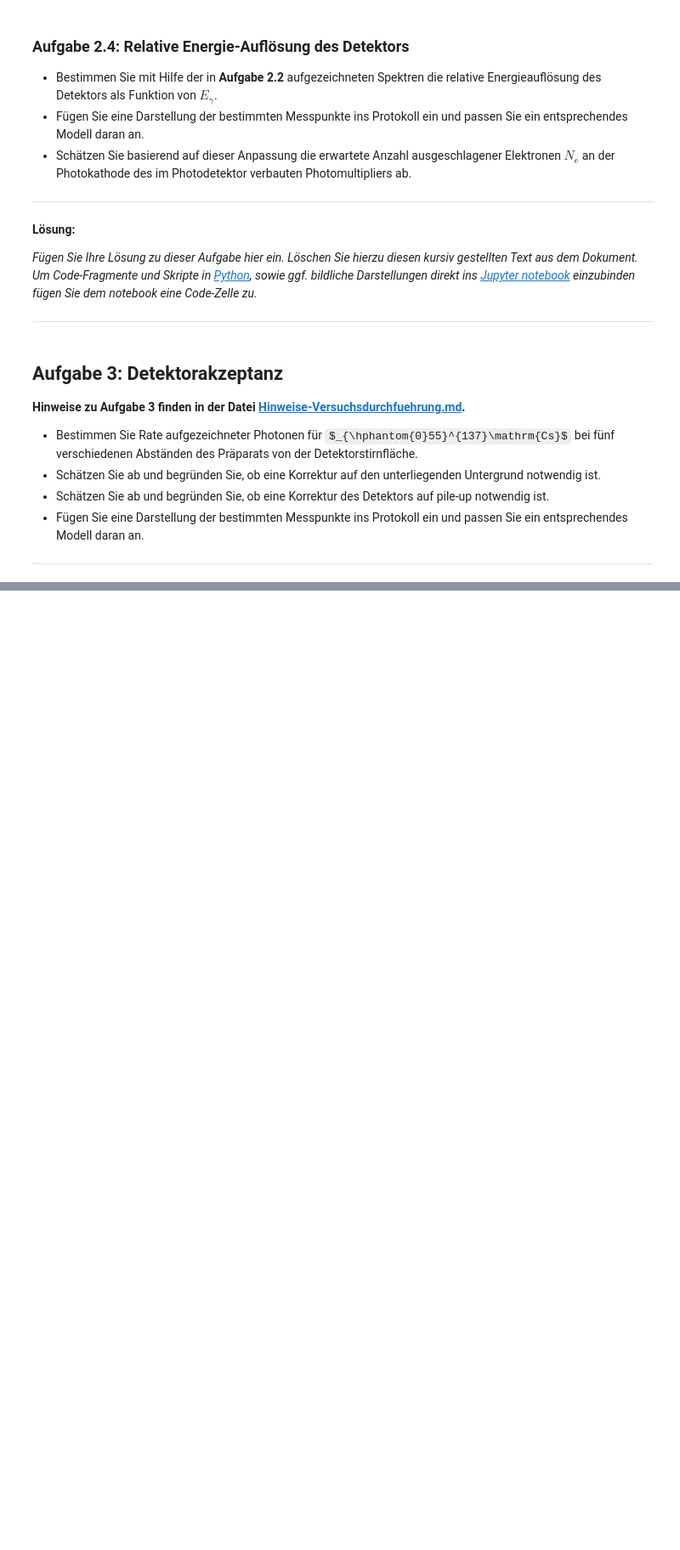
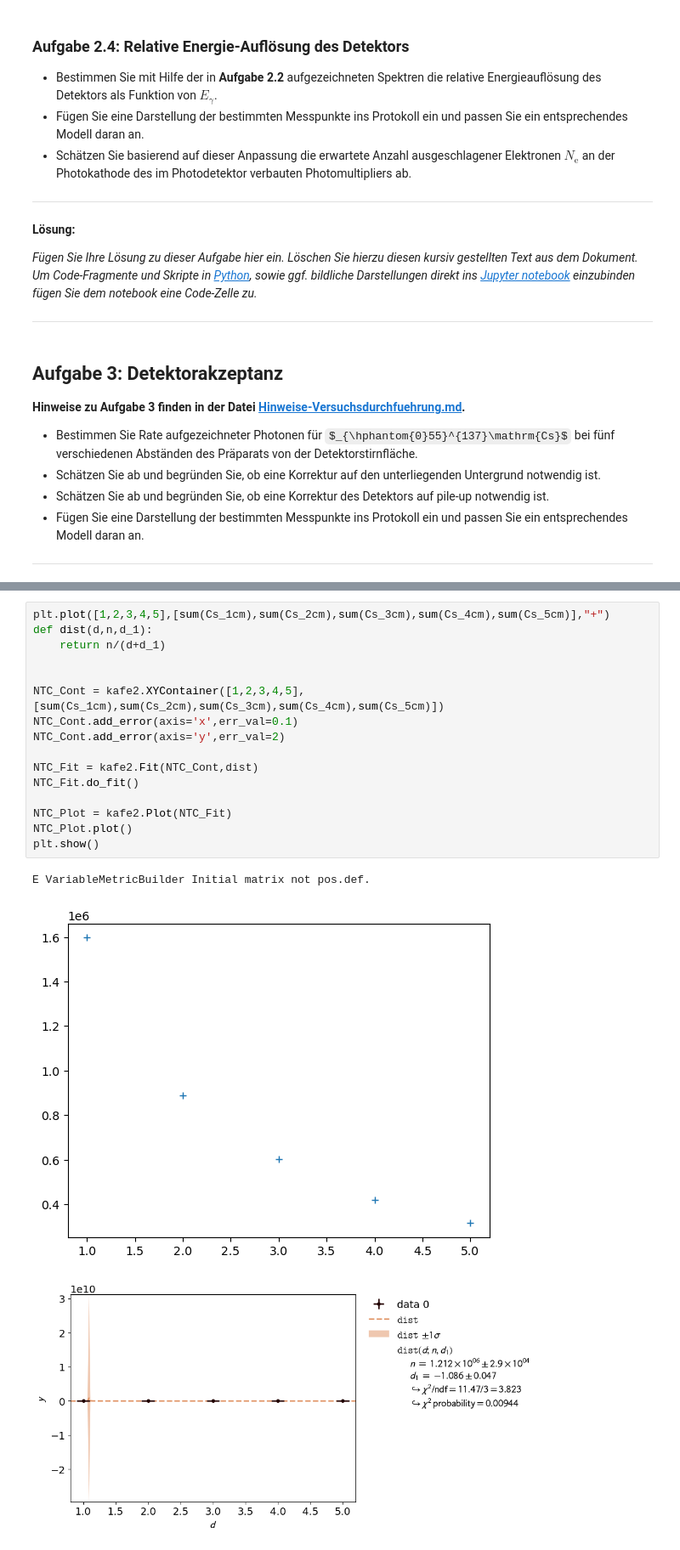
Before and after one commit to HerbertderGrosse/P2-sose-2024, a Jupyter notebook: Gammaspektroskopie/Gammaspektroskopie Jonah.ipynb, the cells around one changed output, grey strips where cells are left out. Shown: that part at 85% size. Drawn from its saved outputs; the diff is of its cells as text; some formulas as TeX source; blank space fills up the shorter version.

```diff
--- a/Gammaspektroskopie/Gammaspektroskopie Jonah.ipynb
+++ b/Gammaspektroskopie/Gammaspektroskopie Jonah.ipynb
@@ -194,0 +238,20 @@ Eine Korrektur mit der Hintergrundstrahlung ist notwendig, da das Spektrum bei g
+# %%
+plt.plot([1,2,3,4,5],[sum(Cs_1cm),sum(Cs_2cm),sum(Cs_3cm),sum(Cs_4cm),sum(Cs_5cm)],"+")
+def dist(d,n,d_1):
+    return n/(d+d_1)
+
+
+NTC_Cont = kafe2.XYContainer([1,2,3,4,5],[sum(Cs_1cm),sum(Cs_2cm),sum(Cs_3cm),sum(Cs_4cm),sum(Cs_5cm)])
+NTC_Cont.add_error(axis='x',err_val=0.1)
+NTC_Cont.add_error(axis='y',err_val=2)
+
+NTC_Fit = kafe2.Fit(NTC_Cont,dist)
+NTC_Fit.do_fit()
+
+NTC_Plot = kafe2.Plot(NTC_Fit)
+NTC_Plot.plot()
+plt.show()
+# %% [output]
+E VariableMetricBuilder Initial matrix not pos.def.
+[figure, added]
+[figure, added]
```
Also changed, not shown: parts of 4 cells of this notebook.
